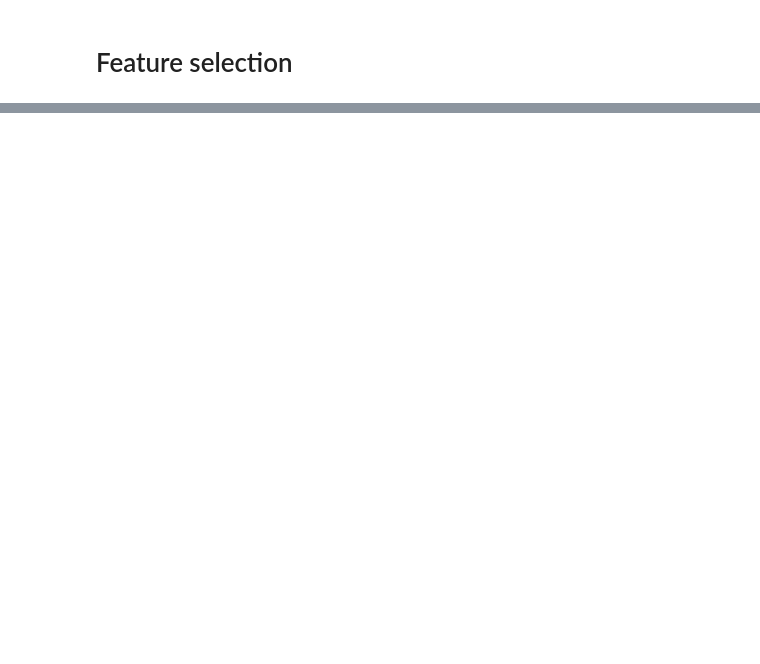
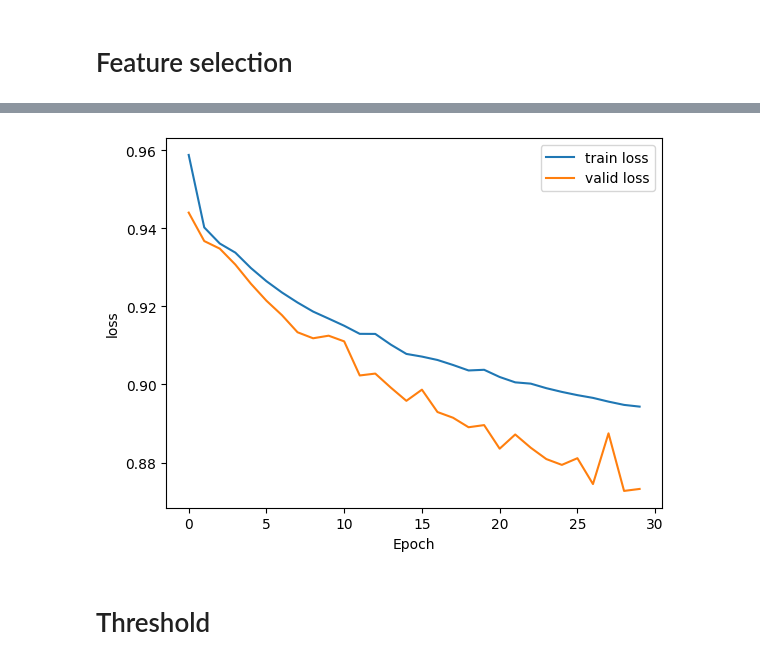
Before and after one commit to xoyeon/FDS, a Jupyter notebook: lstm-selected_Shap.ipynb, the cells around one changed output, grey strips where cells are left out. Saved outputs shown, nothing was run; the diff lists cells and outputs as text; code cells hidden in the pictures; blank space fills up the shorter version.

Commit message:
lstm

```diff
--- a/lstm-selected_Shap.ipynb
+++ b/lstm-selected_Shap.ipynb
@@ -206,0 +120,8 @@ plt.show()
+# %%
+from sklearn.preprocessing import StandardScaler
+scaler = StandardScaler().fit(flatten(x_train_y0))
+
+x_train_y0_scaled = scale(x_train_y0, scaler)
+x_valid_scaled = scale(x_valid, scaler)
+x_valid_y0_scaled = scale(x_valid_y0, scaler)
+x_test_scaled = scale(x_test, scaler)
@@ -206,0 +130,14 @@ plt.show()
+# %%
+model = Sequential()
+
+model.add(LSTM(32, input_shape=(timesteps, n_features)))
+
+model.add(Dropout(0.2))
+model.add(RepeatVector(timesteps))
+model.add(Dropout(0.2))
+
+model.add(LSTM(32, return_sequences=True))
+model.add(Dense(n_features))
+
+model.compile(optimizer='adam', loss='mse')
+model.summary()
@@ -206,0 +164,8 @@ plt.show()
+# %%
+epochs = 30
+batch = 128
+validation_split = 0.1
+# %%
+history = model.fit(x_train_y0_scaled, x_train_y0_scaled,
+                    epochs=epochs, batch_size=batch, validation_data=(x_valid_y0_scaled,x_valid_y0_scaled),
+                    callbacks=[tf.keras.callbacks.EarlyStopping(monitor="val_loss", patience=10, mode="min")])
@@ -206,0 +190,11 @@ plt.show()
+# %%
+plt.plot(history.history['loss'], label='train loss')
+plt.plot(history.history['val_loss'], label='valid loss')
+plt.legend()
+plt.xlabel('Epoch')
+plt.ylabel('loss')
+plt.show()
+# %% [output]
+[figure, added]
+# %% [markdown]
+# Threshold
```
Also changed, not shown: parts of 57 cells of this notebook, 1 other file.
